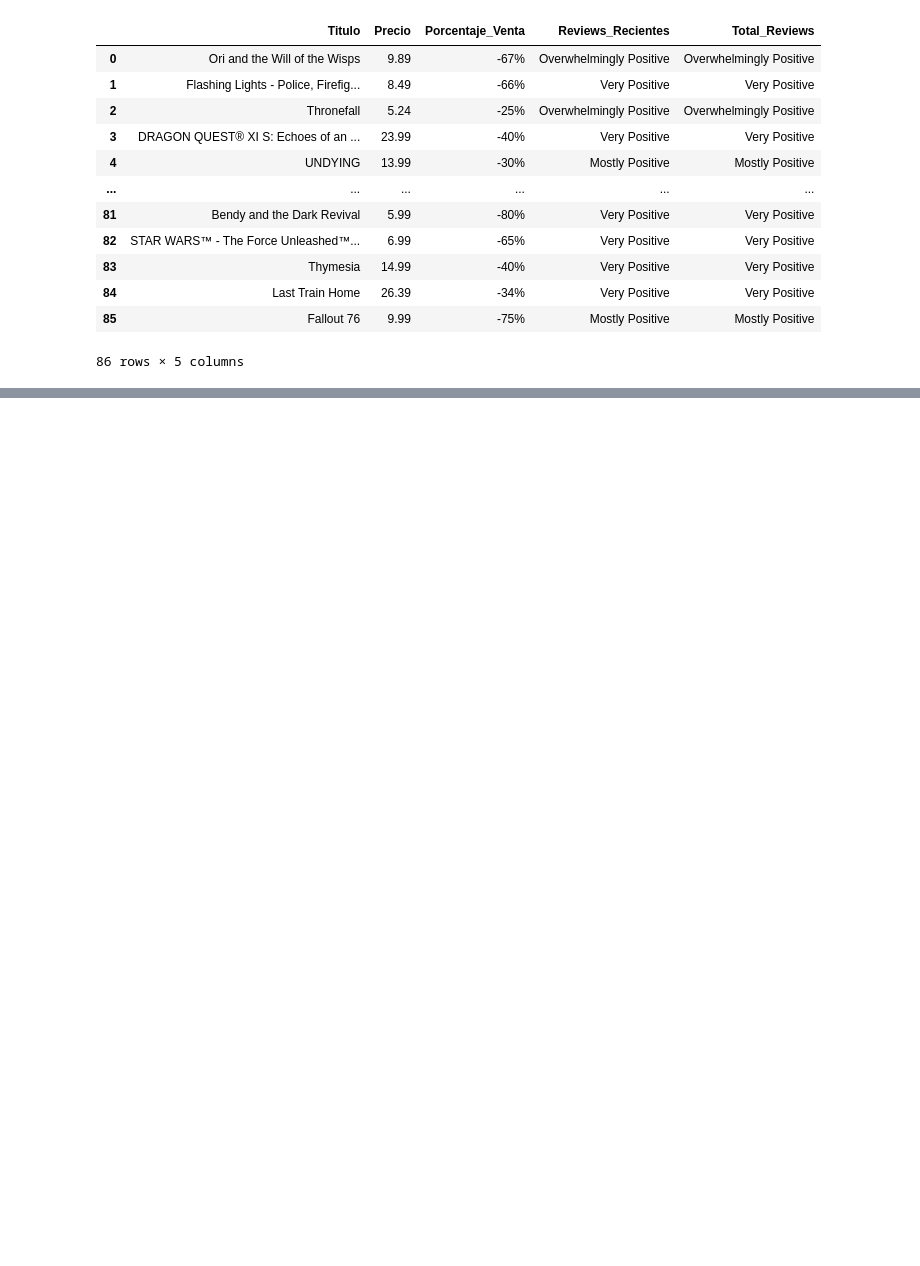
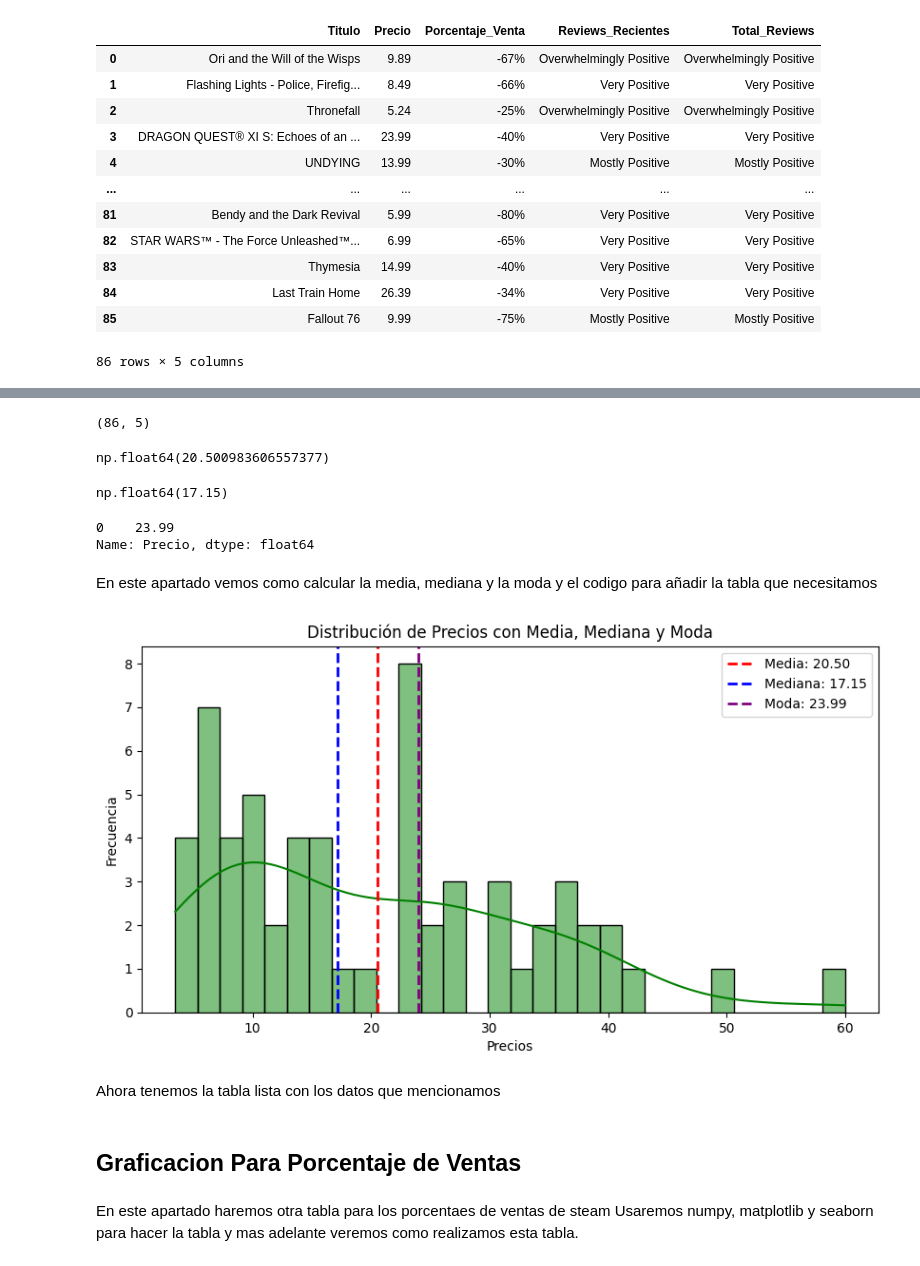
Before and after one commit to maghelv/ProjectoPython, a Jupyter notebook: Steam/Work/01.Analisis_exploratorio.ipynb, the cells around one changed output, grey strips where cells are left out. Cells and saved outputs as stored; diff of their text form; code cells hidden in the pictures; blank space fills up the shorter version.

```diff
--- a/Steam/Work/01.Analisis_exploratorio.ipynb
+++ b/Steam/Work/01.Analisis_exploratorio.ipynb
@@ -342,0 +483,2 @@ df_final_2
+# %%
+df_final_2['price'] =df_final_2['price'].str.replace('%',' ')
@@ -342,0 +494,51 @@ df_final_2
+# %%
+df_final_2.shape
+# %% [output]
+(86, 5)
+# %%
+media_precio = df_final_2['Precio'].mean()
+media_precio
+# %% [output]
+np.float64(20.500983606557377)
+# %%
+mediana_precio
+# %% [output]
+np.float64(17.15)
+# %%
+moda_precio
+# %% [output]
+0    23.99
+Name: Precio, dtype: float64
+# %% [markdown]
+En este apartado vemos como calcular la media, mediana y la moda y el codigo para añadir la tabla que necesitamos
+# %%
+# Calcular media, mediana y moda
+media_precio = df_final_2['Precio'].mean()
+mediana_precio = df_final_2['Precio'].median()
+moda_precio = df_final_2['Precio'].mode()[0]
+
+plt.figure(figsize=(10, 5))
+sns.histplot(df_final_2['Precio'], bins=30, kde=True, color='g')
+
+# Añadir líneas para la media, mediana y moda
+plt.axvline(media_precio, color='r', linestyle='dashed', linewidth=2, label=f'Media: {media_precio:.2f}')
+plt.axvline(mediana_precio, color='b', linestyle='dashed', linewidth=2, label=f'Mediana: {mediana_precio:.2f}')
+plt.axvline(moda_precio, color='purple', linestyle='dashed', linewidth=2, label=f'Moda: {moda_precio:.2f}')
+
+# Añadir etiquetas y título
+plt.xlabel('Precios')
+plt.ylabel('Frecuencia')
+plt.title('Distribución de Precios con Media, Mediana y Moda')
+plt.legend()
+
+# Mostrar la gráfica
+plt.show()
+# %% [output]
+[figure, added]
+# %% [markdown]
+Ahora tenemos la tabla lista con los datos que mencionamos
+# %% [markdown]
+## Graficacion Para Porcentaje de Ventas
+# %% [markdown]
+En este apartado haremos otra tabla para los porcentaes de ventas de steam
+Usaremos numpy, matplotlib y seaborn para hacer la tabla y mas adelante veremos como realizamos esta tabla.
```
Also changed, not shown: parts of 77 cells of this notebook.
